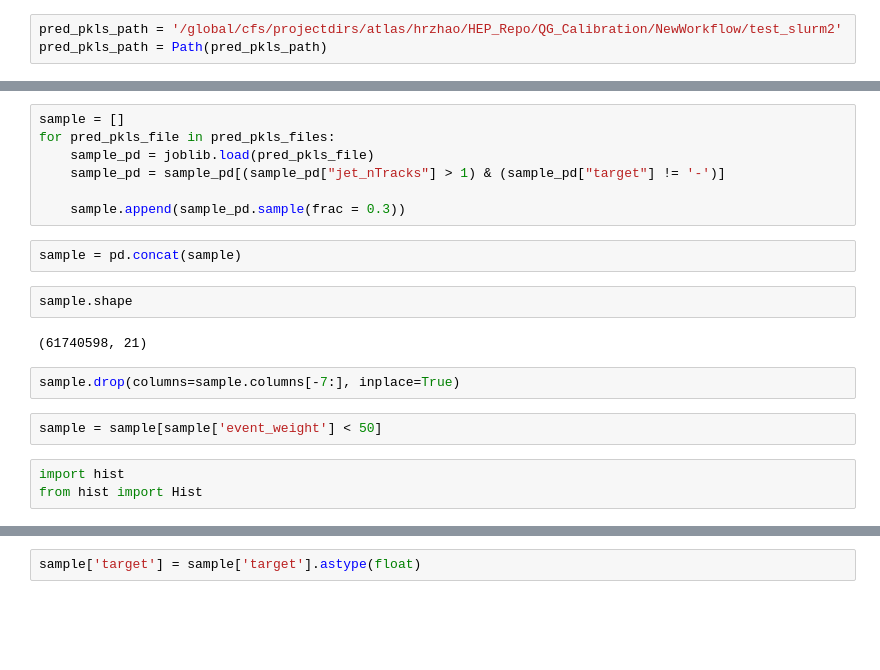
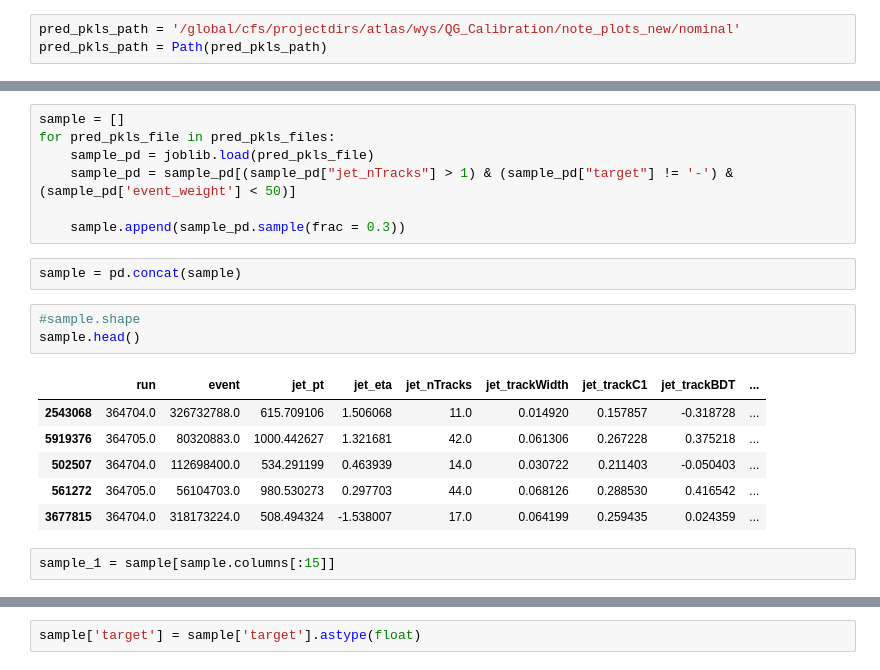
Before and after one commit to wanyunSu/QG_Calibration, a Jupyter notebook: LightGBM/prepare_training.ipynb, the cells around one changed output, grey strips where cells are left out. Saved outputs shown, nothing was run; the diff lists cells and outputs as text; blank space fills up the shorter version.

```diff
--- a/LightGBM/prepare_training.ipynb
+++ b/LightGBM/prepare_training.ipynb
@@ -7,5 +9,5 @@ from matplotlib import pyplot as plt
 # %%
-pred_pkls_path = '/global/cfs/projectdirs/atlas/hrzhao/HEP_Repo/QG_Calibration/NewWorkflow/test_slurm2'
+pred_pkls_path = '/global/cfs/projectdirs/atlas/wys/QG_Calibration/note_plots_new/nominal'
 pred_pkls_path = Path(pred_pkls_path)
 # %%
 pred_pkls_files = sorted(pred_pkls_path.rglob('pythia*_pred.pkl'))
@@ -13,19 +15,20 @@ pred_pkls_files = sorted(pred_pkls_path.rglob('pythia*_pred.pkl'))
 sample = []
 for pred_pkls_file in pred_pkls_files:
     sample_pd = joblib.load(pred_pkls_file)
-    sample_pd = sample_pd[(sample_pd["jet_nTracks"] > 1) & (sample_pd["target"] != '-')]
+    sample_pd = sample_pd[(sample_pd["jet_nTracks"] > 1) & (sample_pd["target"] != '-') & (sample_pd['event_weight'] < 50)]
 
     sample.append(sample_pd.sample(frac = 0.3))
 # %%
 sample = pd.concat(sample)
-# %%
-sample.shape
-# %% [output]
-(61740598, 21)
-# %%
-sample.drop(columns=sample.columns[-7:], inplace=True)
-# %%
-sample = sample[sample['event_weight'] < 50]
-# %%
-import hist
-from hist import Hist
+# %%
+#sample.shape
+sample.head()
+# %% [output]
+|  | run | event | jet_pt | jet_eta | jet_nTracks | jet_trackWidth | jet_trackC1 | jet_trackBDT | ... |
+| 2543068 | 364704.0 | 326732788.0 | 615.709106 | 1.506068 | 11.0 | 0.014920 | 0.157857 | -0.318728 | ... |
+| 5919376 | 364705.0 | 80320883.0 | 1000.442627 | 1.321681 | 42.0 | 0.061306 | 0.267228 | 0.375218 | ... |
+| 502507 | 364704.0 | 112698400.0 | 534.291199 | 0.463939 | 14.0 | 0.030722 | 0.211403 | -0.050403 | ... |
+| 561272 | 364705.0 | 56104703.0 | 980.530273 | 0.297703 | 44.0 | 0.068126 | 0.288530 | 0.416542 | ... |
+| 3677815 | 364704.0 | 318173224.0 | 508.494324 | -1.538007 | 17.0 | 0.064199 | 0.259435 | 0.024359 | ... |
+# %%
+sample_1 = sample[sample.columns[:15]]
```
Also changed, not shown: parts of 22 cells of this notebook, 6 other files.
